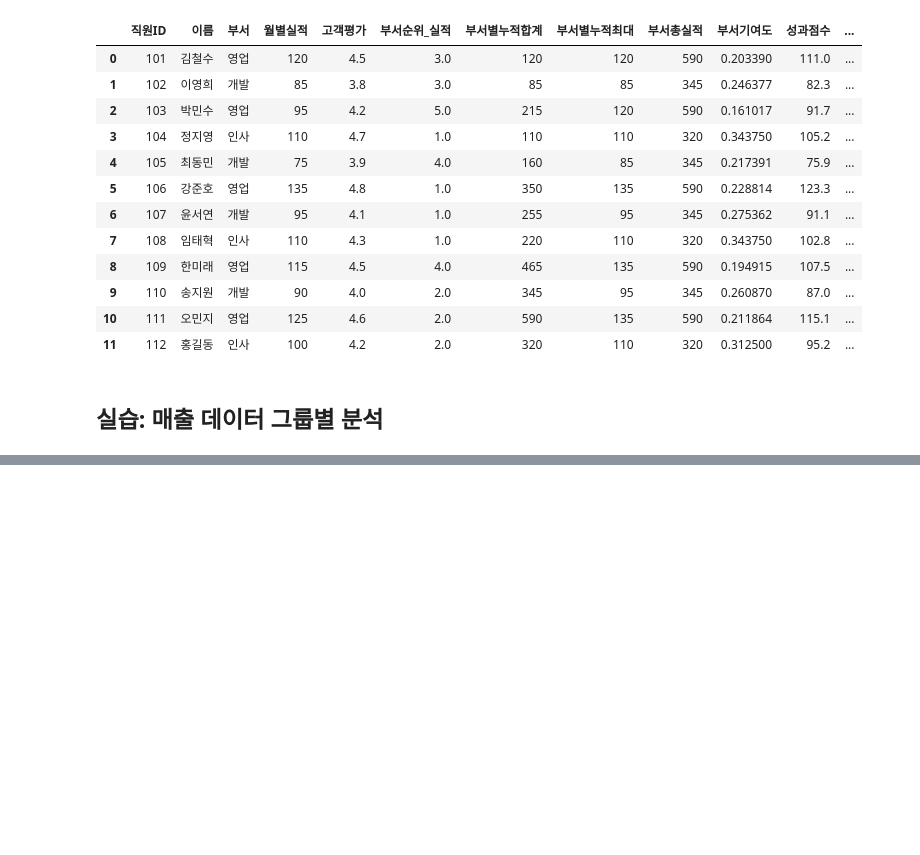
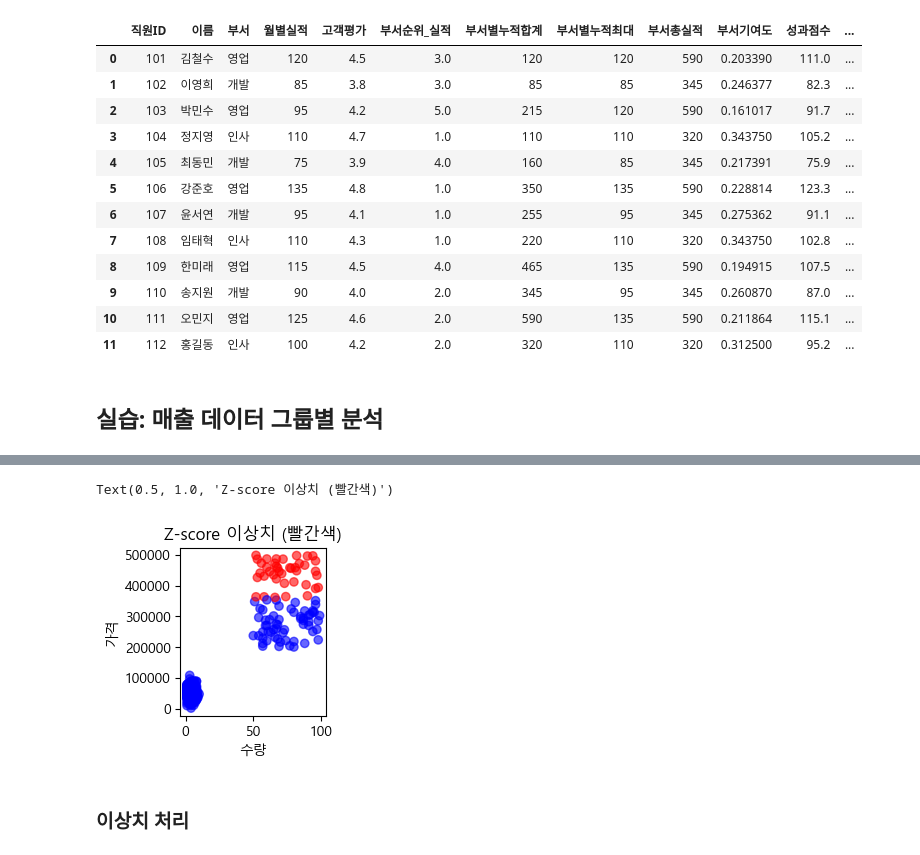
Before and after one commit to im-louise/practice, a Jupyter notebook: data/02_pandas2.ipynb, the cells around one changed output, grey strips where cells are left out. Drawn from its saved outputs; the diff is of its cells as text; code cells hidden in the pictures; blank space fills up the shorter version.

```diff
--- a/data/02_pandas2.ipynb
+++ b/data/02_pandas2.ipynb
@@ -590,0 +1030,21 @@ satisfaction = pd.DataFrame({
+# %%
+# 1. Z-score(표준점수)
+
+# 가격 기준 이상치 탐지
+price_series = df['가격']
+# 직접 계산
+(price_series - price_series.mean()) / price_series.std()
+
+def detect_outlier_zscore(data_series, threshold=3.0):
+    # scipy 사용
+    from scipy import stats
+
+    # 이상한 애들 mask
+    z_scores = stats.zscore(data_series)
+    return np.abs(z_scores) > threshold  # [T, F, F, T, ...] 형태로 반환 -> 이상한 데이터 True
+
+# np.abs(z_scores) > 3  # Z-scores가 3을 초과하는 경우 이상치로 간주
+# df[outliers_mask].count()  # 뒤에 카운트 쓰면 개수로 볼수 있음
+
+# 이상치 데이터만 보기
+price_outlier_z = detect_outlier_zscore(df['가격'], 3.0)
@@ -590,0 +1149,12 @@ satisfaction = pd.DataFrame({
+# %%
+plt.subplot(2, 3, 4)
+colors = ['red' if outlier else 'blue' for outlier in price_outlier_z]
+plt.scatter(df['수량'], df['가격'], c=colors, alpha=0.6)
+plt.xlabel('수량')
+plt.ylabel('가격')
+plt.title('Z-score 이상치 (빨간색)')
+# %% [output]
+Text(0.5, 1.0, 'Z-score 이상치 (빨간색)')
+[figure, added]
+# %% [markdown]
+### 이상치 처리
```
Also changed, not shown: parts of 68 cells of this notebook, 1 other file.
